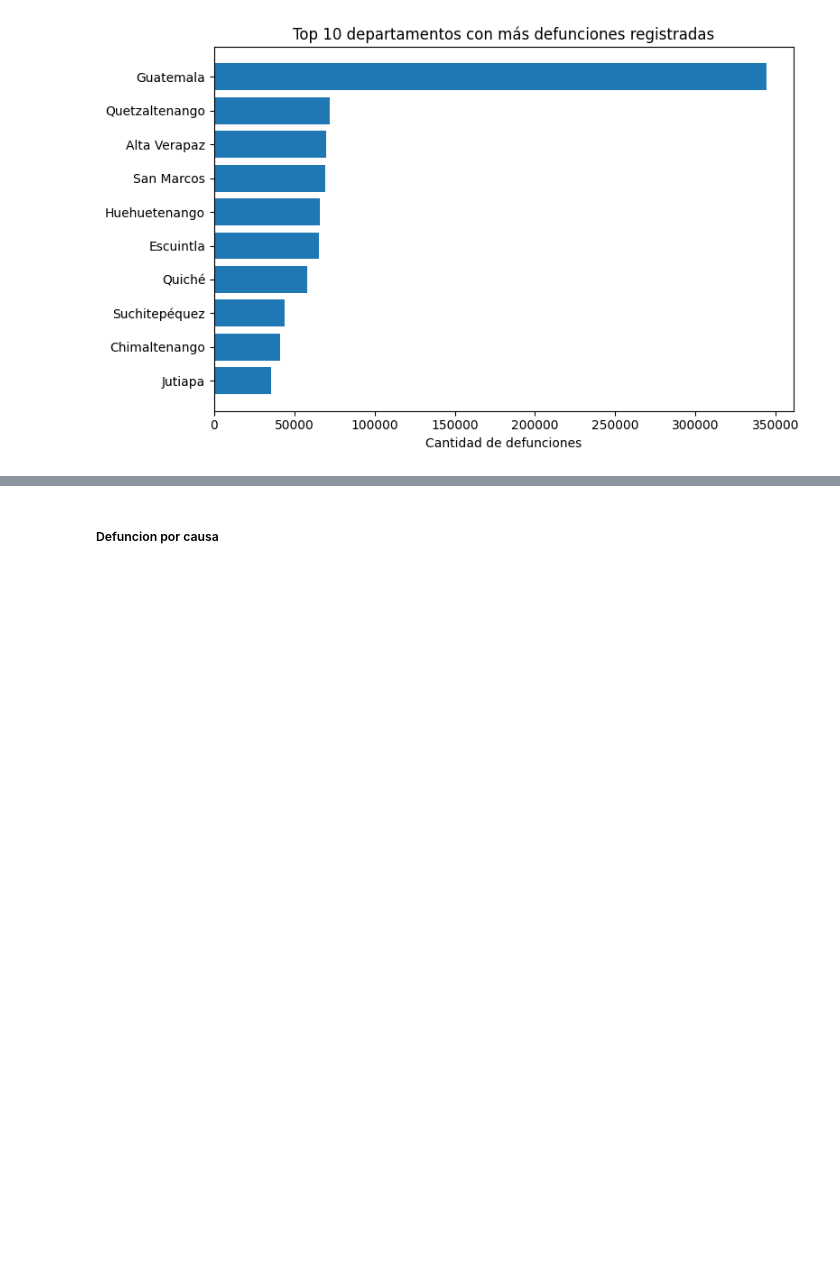
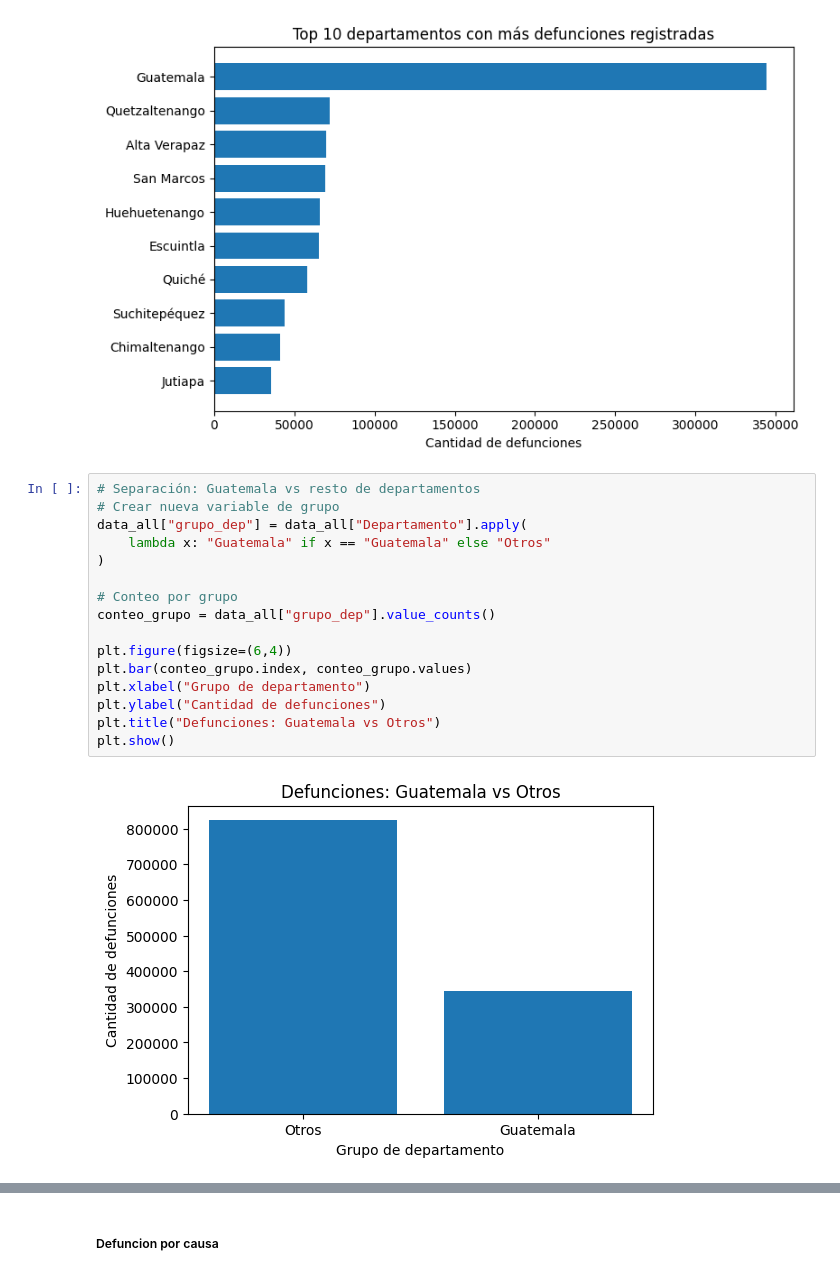
Before and after one commit to agabrielMej/Proyecto-MD-Grupo-2, a Jupyter notebook: notebooks/01_exploracion.ipynb, the cells around one changed output, grey strips where cells are left out. Saved outputs shown, nothing was run; the diff lists cells and outputs as text; blank space fills up the shorter version.

```diff
--- a/notebooks/01_exploracion.ipynb
+++ b/notebooks/01_exploracion.ipynb
@@ -350,3 +397,21 @@ plt.tight_layout()
 plt.show()
 # %% [output]
 [figure]
+# %%
+# Separación: Guatemala vs resto de departamentos
+# Crear nueva variable de grupo
+data_all["grupo_dep"] = data_all["Departamento"].apply(
+    lambda x: "Guatemala" if x == "Guatemala" else "Otros"
+)
+
+# Conteo por grupo
+conteo_grupo = data_all["grupo_dep"].value_counts()
+
+plt.figure(figsize=(6,4))
+plt.bar(conteo_grupo.index, conteo_grupo.values)
+plt.xlabel("Grupo de departamento")
+plt.ylabel("Cantidad de defunciones")
+plt.title("Defunciones: Guatemala vs Otros")
+plt.show()
+# %% [output]
+[figure, added]
```
Also changed, not shown: parts of 14 cells of this notebook.
